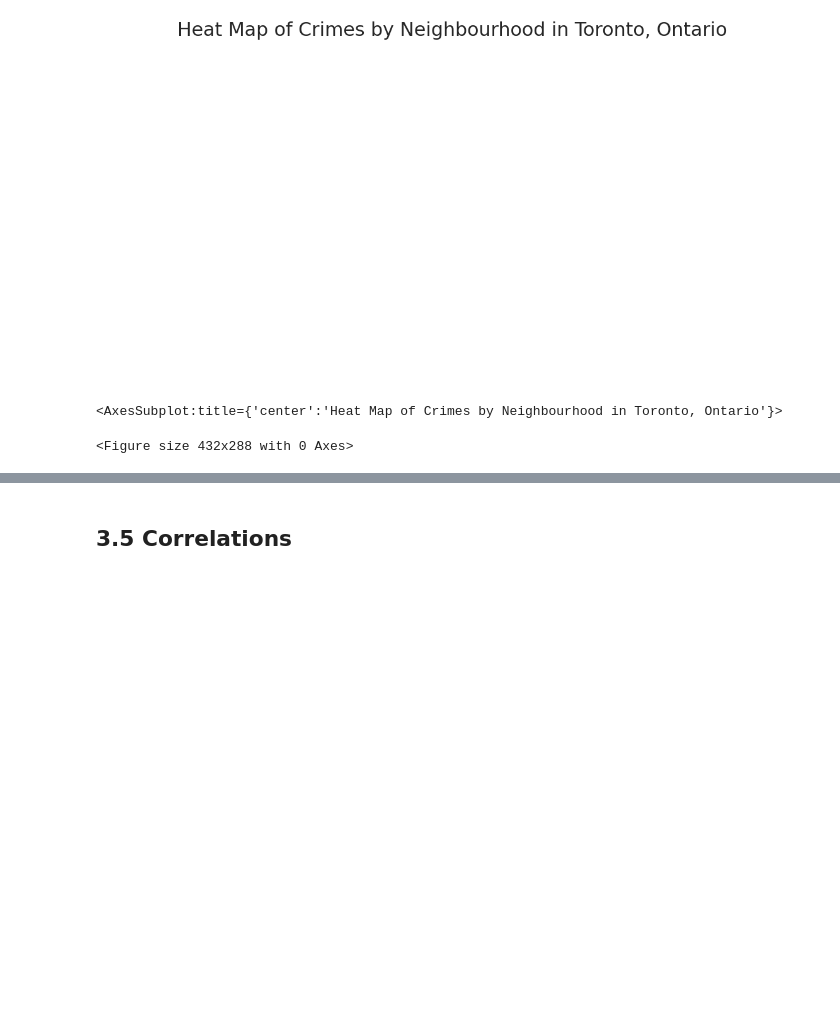
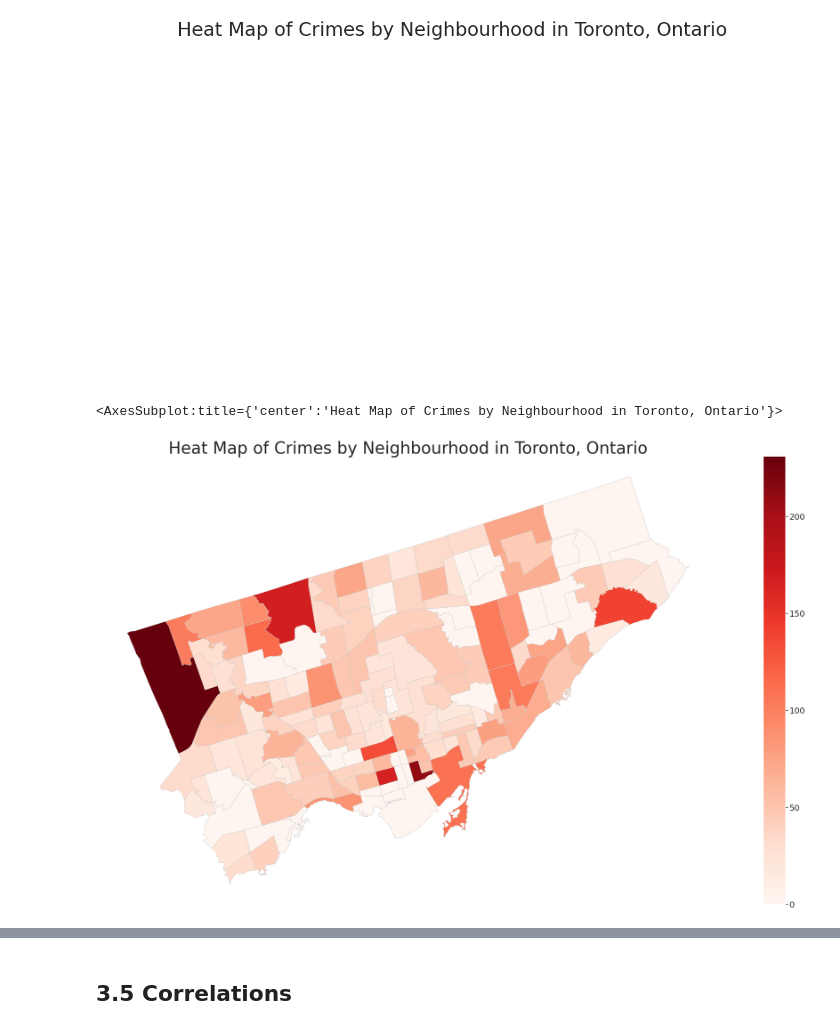
Before and after one commit to sanoliv/SCS_3253_061-Machine-Learning, a Jupyter notebook: Toronto_Police_Major_Crime_Indicators_MCI.ipynb, the cells around one changed output, grey strips where cells are left out. Drawn from its saved outputs; the diff is of its cells as text; code cells hidden in the pictures; blank space fills up the shorter version.

```diff
--- a/Toronto_Police_Major_Crime_Indicators_MCI.ipynb
+++ b/Toronto_Police_Major_Crime_Indicators_MCI.ipynb
@@ -842,13 +849,16 @@ ax.set_title('Heat Map of Crimes by Neighbourhood in Toronto, Ontario', fontdict
 Text(0.5, 1.0, 'Heat Map of Crimes by Neighbourhood in Toronto, Ontario')
 [figure]
 # %%
-color = 'Oranges'
+fig, ax = plt.subplots(1, figsize=(40, 20))
+ax.axis('off')
+ax.set_title('Heat Map of Crimes by Neighbourhood in Toronto, Ontario', fontdict={'fontsize': '40', 'fontweight' : '3'})
+color = 'Reds'
 vmin, vmax = 0, 231
 sm = plt.cm.ScalarMappable(cmap=color, norm=plt.Normalize(vmin=vmin, vmax=vmax))
 sm._A = []
 cbar = fig.colorbar(sm)
 cbar.ax.tick_params(labelsize=20)
 merged.plot('count', cmap=color, linewidth=0.8, ax=ax, edgecolor='0.8', figsize=(40,20))
 # %% [output]
 <AxesSubplot:title={'center':'Heat Map of Crimes by Neighbourhood in Toronto, Ontario'}>
-<Figure size 432x288 with 0 Axes>
+[figure, added]
```
Also changed, not shown: parts of 25 cells of this notebook.
